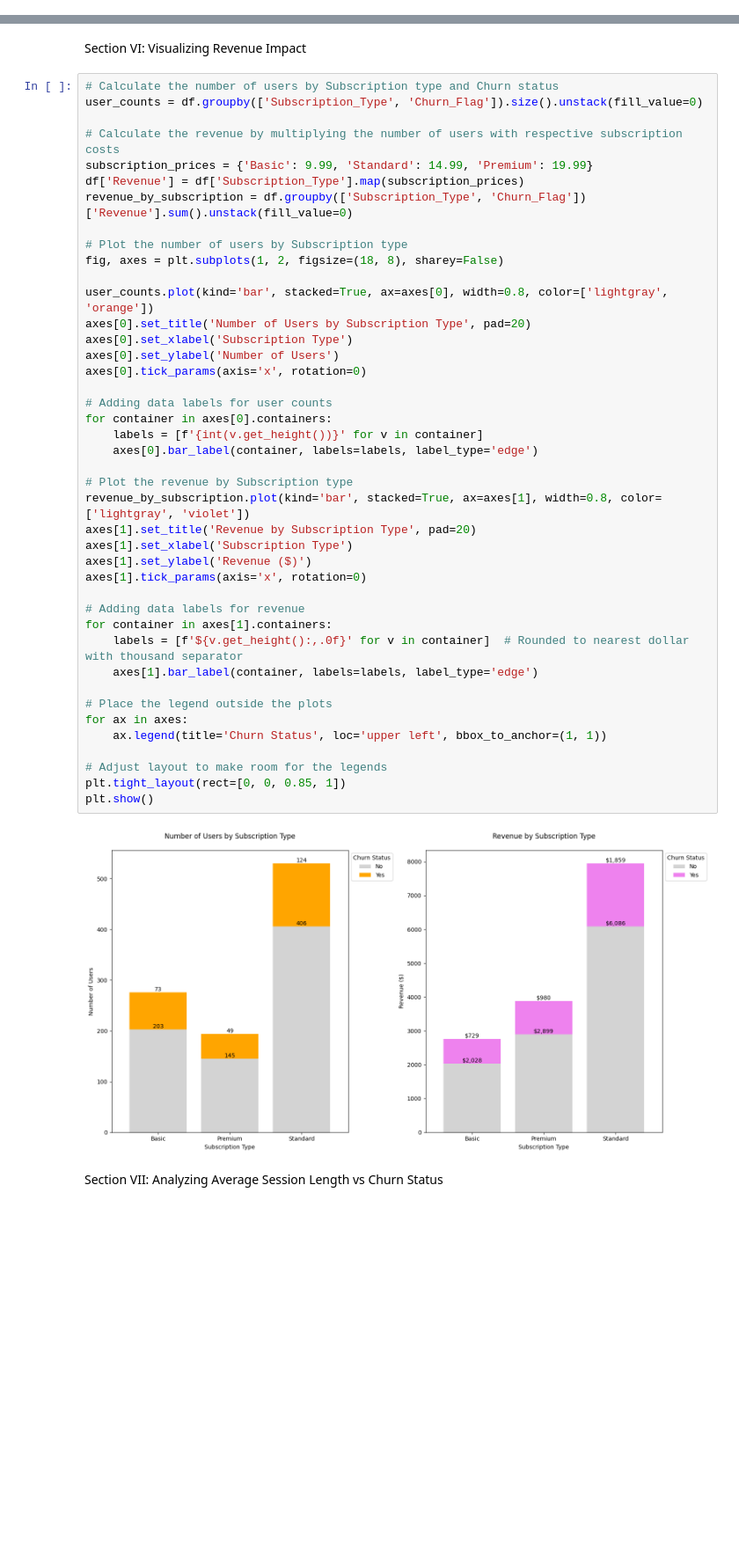
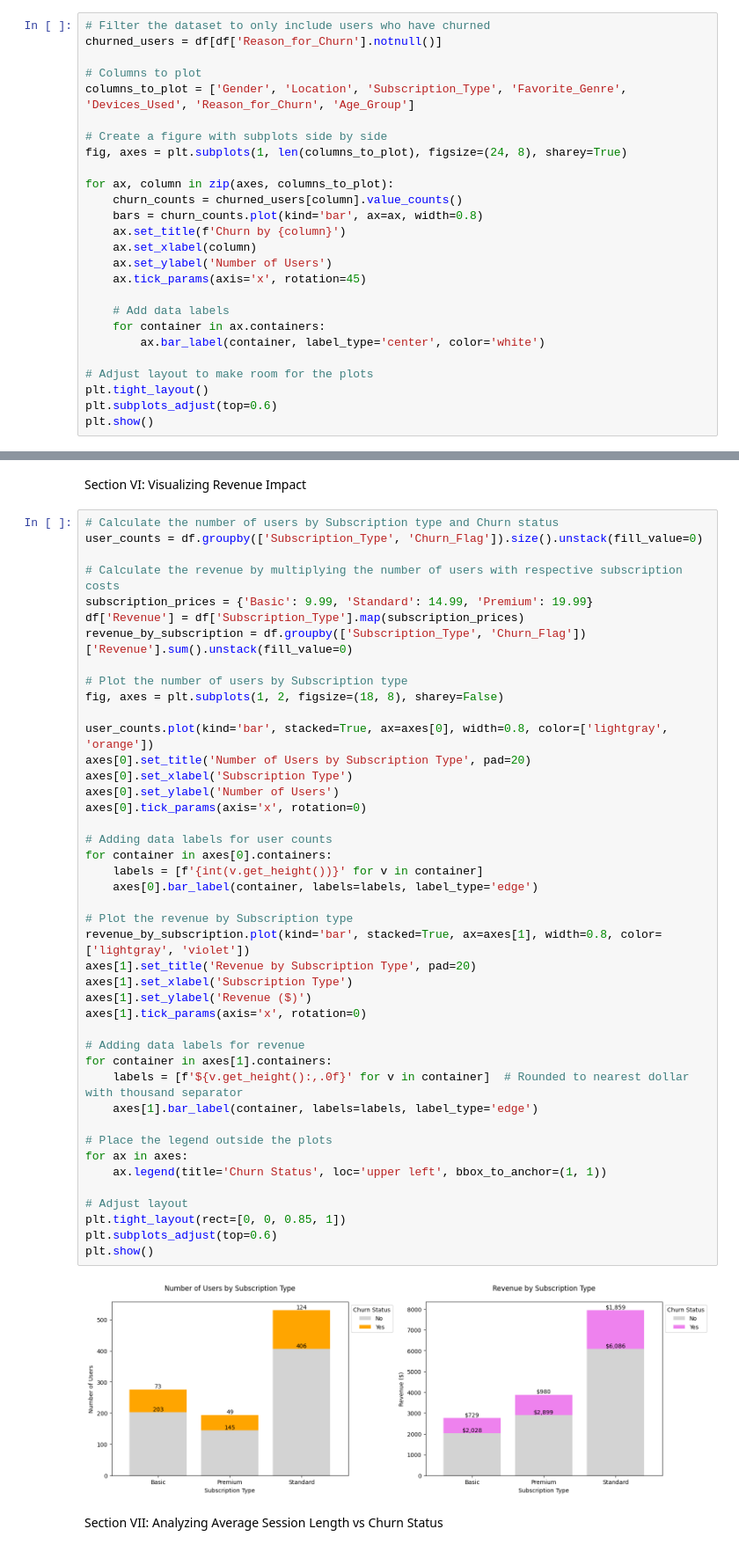
Before and after one commit to NumanESchulich/SchulichDataScience, a Jupyter notebook: Data Science I (MBAN 6110T)/Assignments/Assignment_I.ipynb, the cells around one changed output, grey strips where cells are left out. Shown at 88% size. Cells and saved outputs as stored; diff of their text form; blank space fills up the shorter version.

```diff
--- a/Data Science I (MBAN 6110T)/Assignments/Assignment_I.ipynb
+++ b/Data Science I (MBAN 6110T)/Assignments/Assignment_I.ipynb
@@ -300,3 +330,29 @@ plot_churn_percentages('Favorite_Genre', 'Favorite Genre', limit_labels=True)
 [figure]
 [figure]
 [figure]
+# %%
+# Filter the dataset to only include users who have churned
+churned_users = df[df['Reason_for_Churn'].notnull()]
+
+# Columns to plot
+columns_to_plot = ['Gender', 'Location', 'Subscription_Type', 'Favorite_Genre', 'Devices_Used', 'Reason_for_Churn', 'Age_Group']
+
+# Create a figure with subplots side by side
+fig, axes = plt.subplots(1, len(columns_to_plot), figsize=(24, 8), sharey=True)
+
+for ax, column in zip(axes, columns_to_plot):
+    churn_counts = churned_users[column].value_counts()
+    bars = churn_counts.plot(kind='bar', ax=ax, width=0.8)
+    ax.set_title(f'Churn by {column}')
+    ax.set_xlabel(column)
+    ax.set_ylabel('Number of Users')
+    ax.tick_params(axis='x', rotation=45)
+
+    # Add data labels
+    for container in ax.containers:
+        ax.bar_label(container, label_type='center', color='white')
+
+# Adjust layout to make room for the plots
+plt.tight_layout()
+plt.subplots_adjust(top=0.6)
+plt.show()
@@ -369,35 +427,36 @@ fig, axes = plt.subplots(1, 2, figsize=(18, 8), sharey=False)
 user_counts.plot(kind='bar', stacked=True, ax=axes[0], width=0.8, color=['lightgray', 'orange'])
 axes[0].set_title('Number of Users by Subscription Type', pad=20)
 axes[0].set_xlabel('Subscription Type')
 axes[0].set_ylabel('Number of Users')
 axes[0].tick_params(axis='x', rotation=0)
 
 # Adding data labels for user counts
 for container in axes[0].containers:
     labels = [f'{int(v.get_height())}' for v in container]
     axes[0].bar_label(container, labels=labels, label_type='edge')
 
 # Plot the revenue by Subscription type
 revenue_by_subscription.plot(kind='bar', stacked=True, ax=axes[1], width=0.8, color=['lightgray', 'violet'])
 axes[1].set_title('Revenue by Subscription Type', pad=20)
 axes[1].set_xlabel('Subscription Type')
 axes[1].set_ylabel('Revenue ($)')
 axes[1].tick_params(axis='x', rotation=0)
 
 # Adding data labels for revenue
 for container in axes[1].containers:
     labels = [f'${v.get_height():,.0f}' for v in container]  # Rounded to nearest dollar with thousand separator
     axes[1].bar_label(container, labels=labels, label_type='edge')
 
 # Place the legend outside the plots
 for ax in axes:
     ax.legend(title='Churn Status', loc='upper left', bbox_to_anchor=(1, 1))
 
-# Adjust layout to make room for the legends
+# Adjust layout
 plt.tight_layout(rect=[0, 0, 0.85, 1])
+plt.subplots_adjust(top=0.6)
 plt.show()
 # %% [output]
-[figure, old version]
+[figure, new version]
 # %% [markdown]
 Section VII: Analyzing Average Session Length vs Churn Status
 # %%
```
Also changed, not shown: parts of 10 cells of this notebook.
